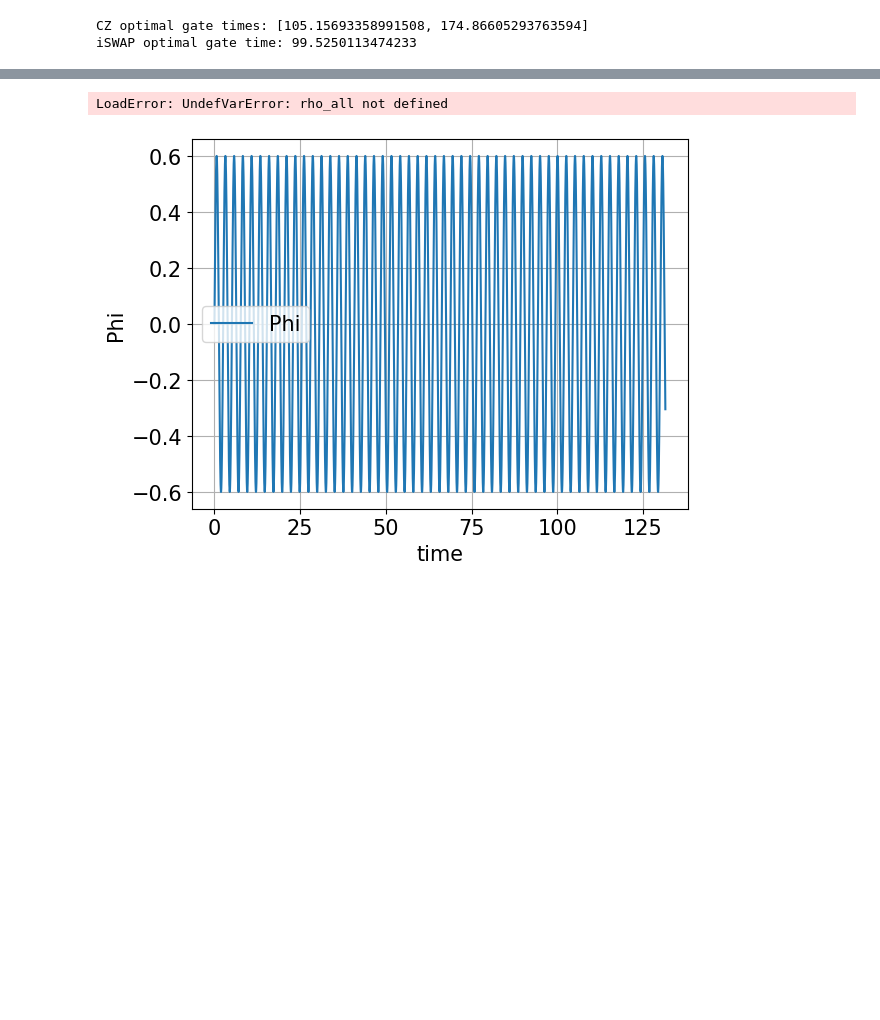
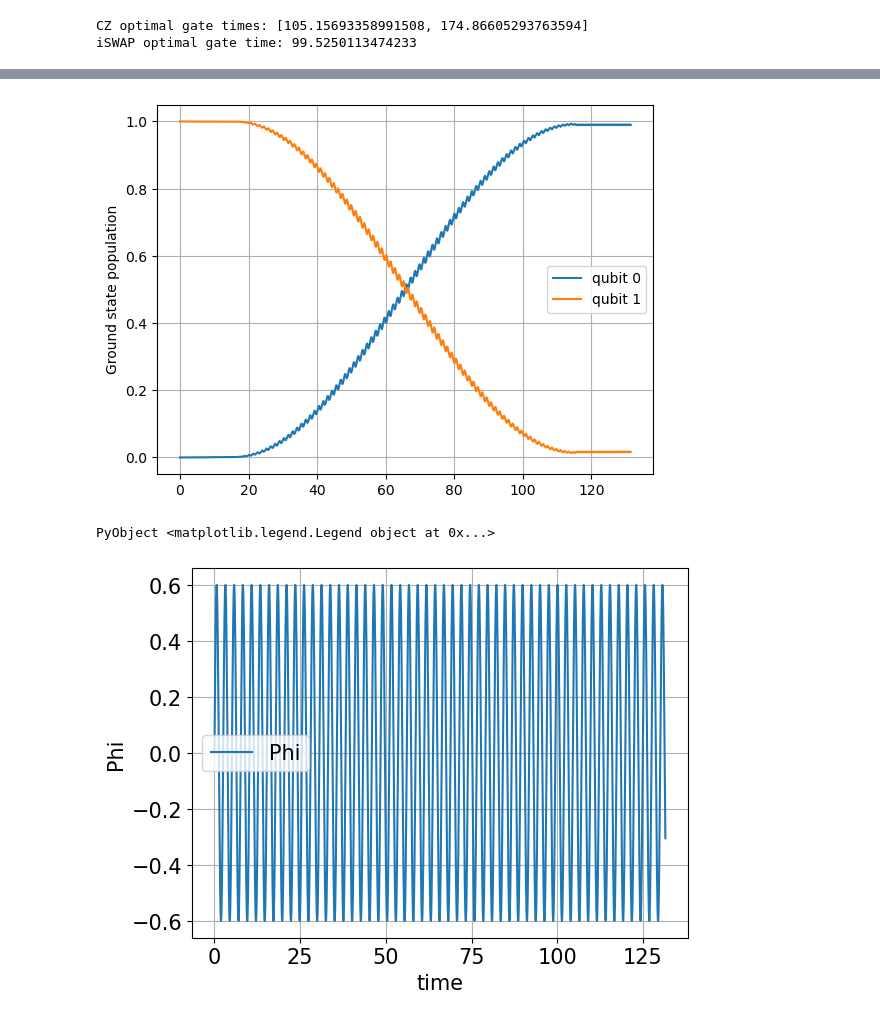
Before and after one commit to LLNL/quandary, a Jupyter notebook: RigettiMatching/test.ipynb, the cells around one changed output, grey strips where cells are left out. Cells and saved outputs as stored; diff of their text form; code cells hidden in the pictures; blank space fills up the shorter version.

```diff
--- a/RigettiMatching/test.ipynb
+++ b/RigettiMatching/test.ipynb
@@ -181,23 +204,25 @@ PyObject <matplotlib.legend.Legend object at 0x...>
 # %%
 # Compute population from density matrix
 rho_diag = [ [real(s[i, i]) for i in 1:size(rho_all[end])[1] ] for s in rho_all]
 
 # Population qubit 0: reduce over second qubit
 # ground state (gg) and first excited state (ff)
 g_q0 = [  [s[1] + s[2] + s[3] ] for s in rho_diag]
 e_q0 = [  [s[4] + s[5] + s[6] ] for s in rho_diag]
 
 # Population qubit 1: reduce over first qubit
 # ground state (gg) and first excited state (ff)
 g_q1 = [  [s[1] + s[4] + s[7] ] for s in rho_diag]
 e_q1 = [  [s[2] + s[5] + s[8] ] for s in rho_diag]
 
 plot(times, g_q0, label="qubit 0")
 plot(times, g_q1, label="qubit 1")
 ylabel("Ground state population")
+grid()
 legend()
 # %% [output]
+[figure, added]
-LoadError: UndefVarError: rho_all not defined
+PyObject <matplotlib.legend.Legend object at 0x...>
 # %%
 # Plot the drive
 mydrive = driveq0.(times)
```
Also changed, not shown: parts of 7 cells of this notebook, 1 other file.
